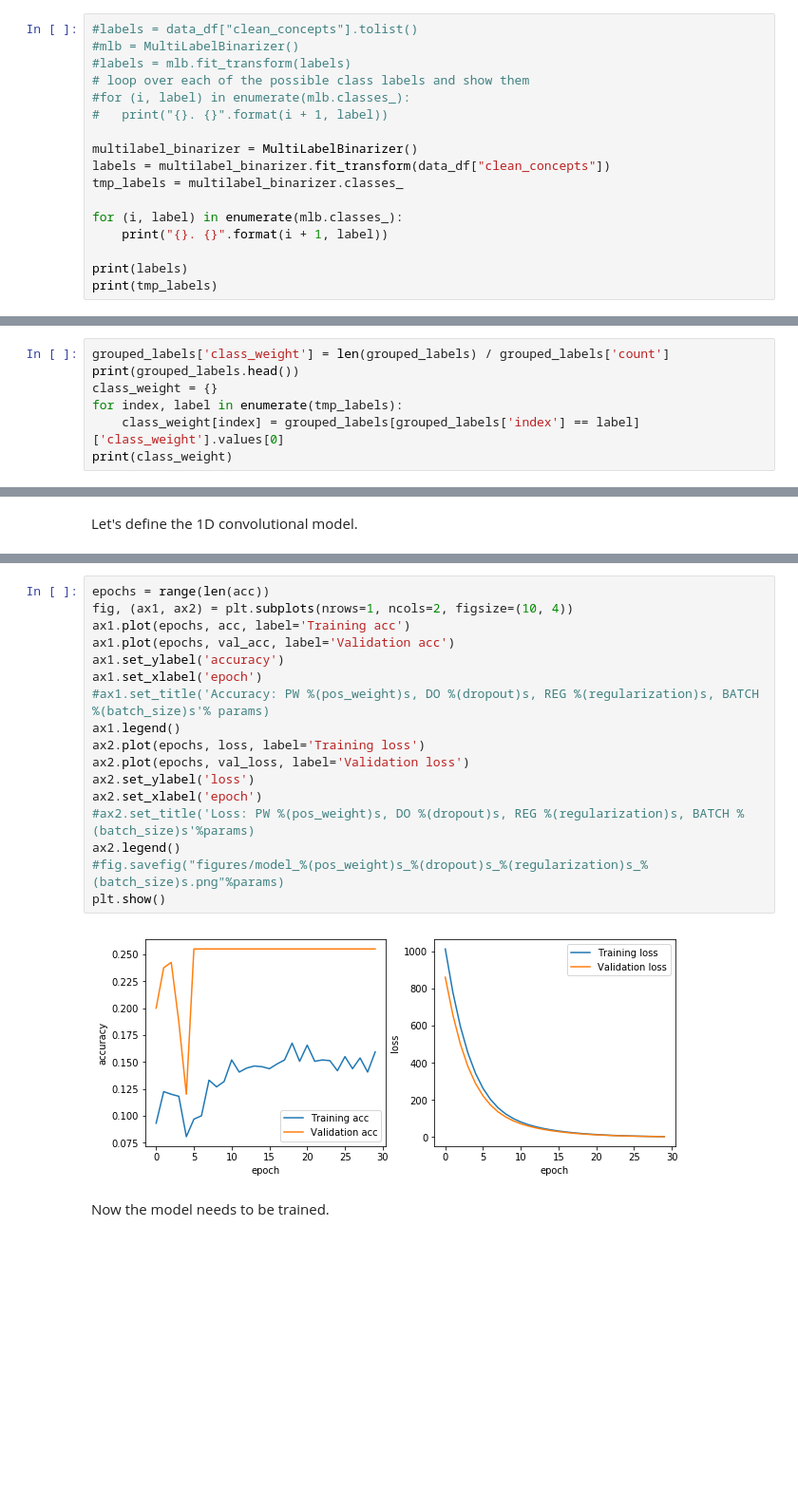
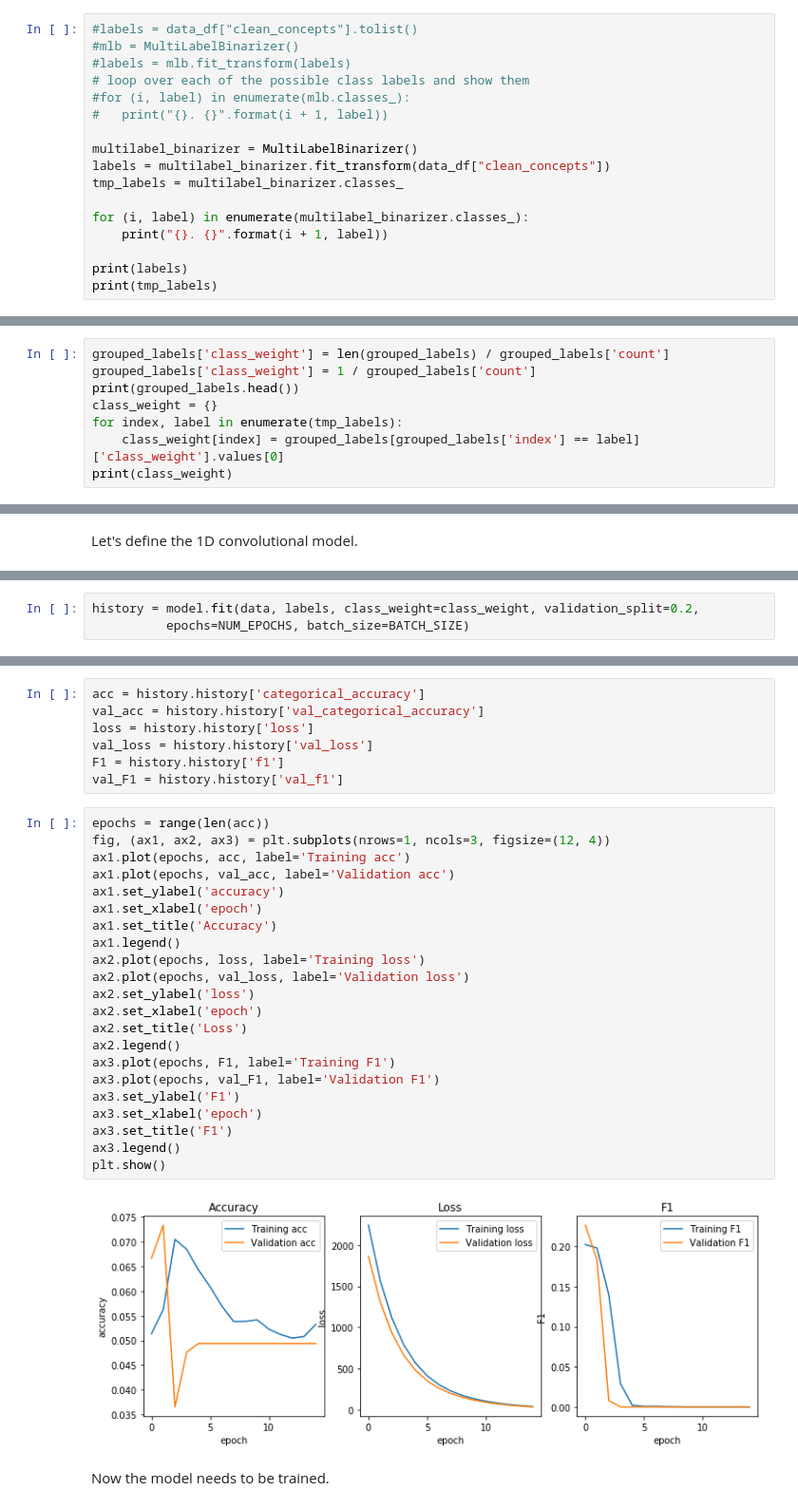
Before and after one commit to sebastianthelen/deep-eurovoc, a Jupyter notebook: deep-eurovoc.ipynb, the cells around one changed output, grey strips where cells are left out. Shown: that part at 95% size. Saved outputs shown, nothing was run; the diff lists cells and outputs as text; blank space fills up the shorter version.

```diff
--- a/deep-eurovoc.ipynb
+++ b/deep-eurovoc.ipynb
@@ -202,7 +202,7 @@ multilabel_binarizer = MultiLabelBinarizer()
 labels = multilabel_binarizer.fit_transform(data_df["clean_concepts"])
 tmp_labels = multilabel_binarizer.classes_
 
-for (i, label) in enumerate(mlb.classes_):
+for (i, label) in enumerate(multilabel_binarizer.classes_):
 	print("{}. {}".format(i + 1, label))
 
 print(labels)
@@ -234,6 +234,7 @@ for index, label in enumerate(labels):
 most_common_tags.head()
 # %%
 grouped_labels['class_weight'] = len(grouped_labels) / grouped_labels['count']
+grouped_labels['class_weight'] = 1 / grouped_labels['count']
 print(grouped_labels.head())
 class_weight = {}
 for index, label in enumerate(tmp_labels):
@@ -376,0 +410,3 @@ Epoch 30/30
+# %%
+history = model.fit(data, labels, class_weight=class_weight, validation_split=0.2,
+          epochs=NUM_EPOCHS, batch_size=BATCH_SIZE)
@@ -377,22 +417,34 @@ Epoch 30/30
+# %%
+acc = history.history['categorical_accuracy']
+val_acc = history.history['val_categorical_accuracy']
+loss = history.history['loss']
+val_loss = history.history['val_loss']
+F1 = history.history['f1']
+val_F1 = history.history['val_f1']
 # %%
 epochs = range(len(acc))
-fig, (ax1, ax2) = plt.subplots(nrows=1, ncols=2, figsize=(10, 4))
+fig, (ax1, ax2, ax3) = plt.subplots(nrows=1, ncols=3, figsize=(12, 4))
 ax1.plot(epochs, acc, label='Training acc')
 ax1.plot(epochs, val_acc, label='Validation acc')
 ax1.set_ylabel('accuracy')
 ax1.set_xlabel('epoch')
-#ax1.set_title('Accuracy: PW %(pos_weight)s, DO %(dropout)s, REG %(regularization)s, BATCH %(batch_size)s'% params)
+ax1.set_title('Accuracy')
 ax1.legend()
 ax2.plot(epochs, loss, label='Training loss')
 ax2.plot(epochs, val_loss, label='Validation loss')
 ax2.set_ylabel('loss')
 ax2.set_xlabel('epoch')
-#ax2.set_title('Loss: PW %(pos_weight)s, DO %(dropout)s, REG %(regularization)s, BATCH %(batch_size)s'%params)
+ax2.set_title('Loss')
 ax2.legend()
-#fig.savefig("figures/model_%(pos_weight)s_%(dropout)s_%(regularization)s_%(batch_size)s.png"%params)
+ax3.plot(epochs, F1, label='Training F1')
+ax3.plot(epochs, val_F1, label='Validation F1')
+ax3.set_ylabel('F1')
+ax3.set_xlabel('epoch')
+ax3.set_title('F1')
+ax3.legend()
 plt.show()
 # %% [output]
-[figure, old version]
+[figure, new version]
 # %% [markdown]
 Now the model needs to be trained.
 # %% [markdown]
```
Also changed, not shown: parts of 7 cells of this notebook, 1 other file.
